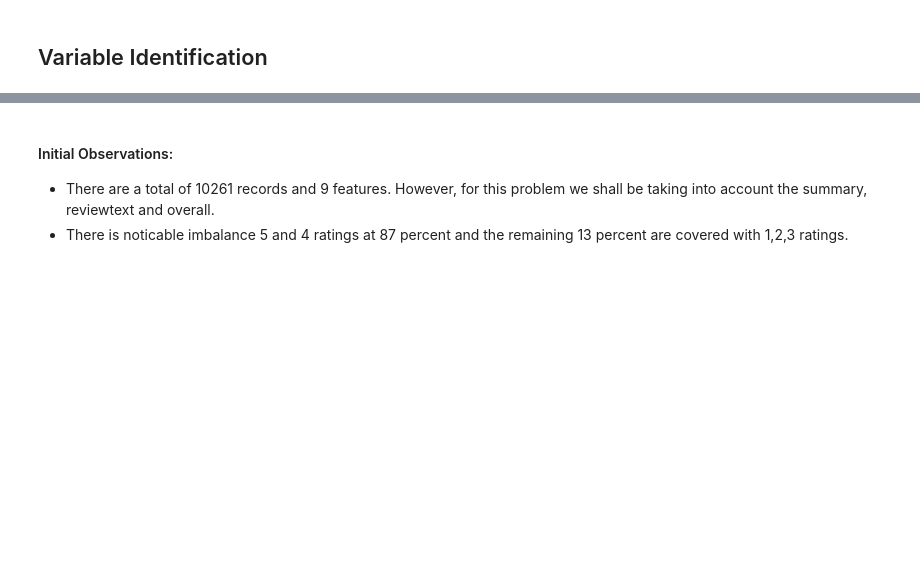
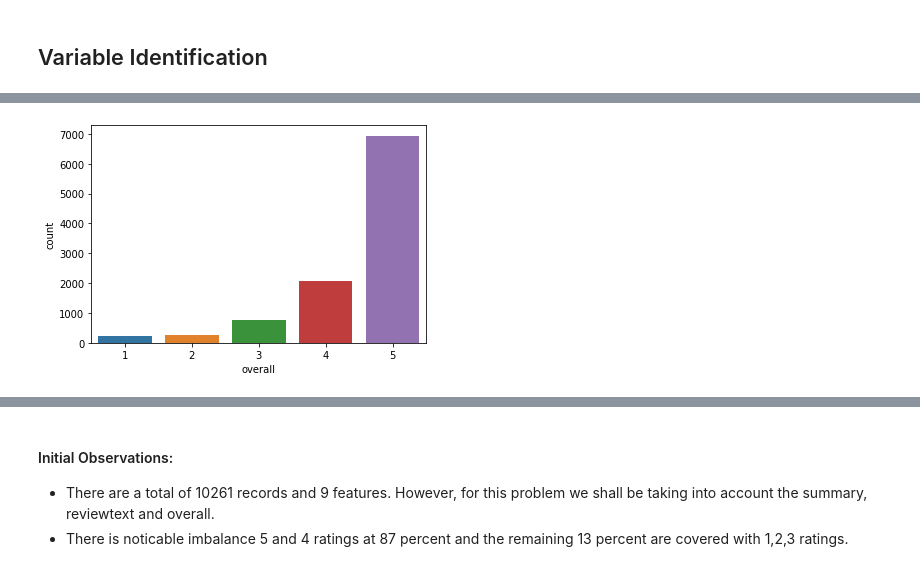
Before and after one commit to ramesh-suragam/CustomerReviewsNLP, a Jupyter notebook: CustomerReviewsNLP.ipynb, the cells around one changed output, grey strips where cells are left out. Cells and saved outputs as stored; diff of their text form; code cells hidden in the pictures; blank space fills up the shorter version.

```diff
--- a/CustomerReviewsNLP.ipynb
+++ b/CustomerReviewsNLP.ipynb
@@ -81,7 +107,9 @@ Shape of data is: (10261, 9)
 # %%
-# # Checking the count of unique target values
+# Checking the count of unique target values
 
-# sns.countplot(review_data['overall']);
-# # c = Counter(review_data['overall'])
-# # [(i, c[i] / len(review_data['overall']) * 100.0) for i, count in c.most_common()]
+sns.countplot(review_data['overall']);
+# c = Counter(review_data['overall'])
+# [(i, c[i] / len(review_data['overall']) * 100.0) for i, count in c.most_common()]
+# %% [output]
+[figure, added]
 # %%
```
Also changed, not shown: parts of 64 cells of this notebook, 1 other file.
